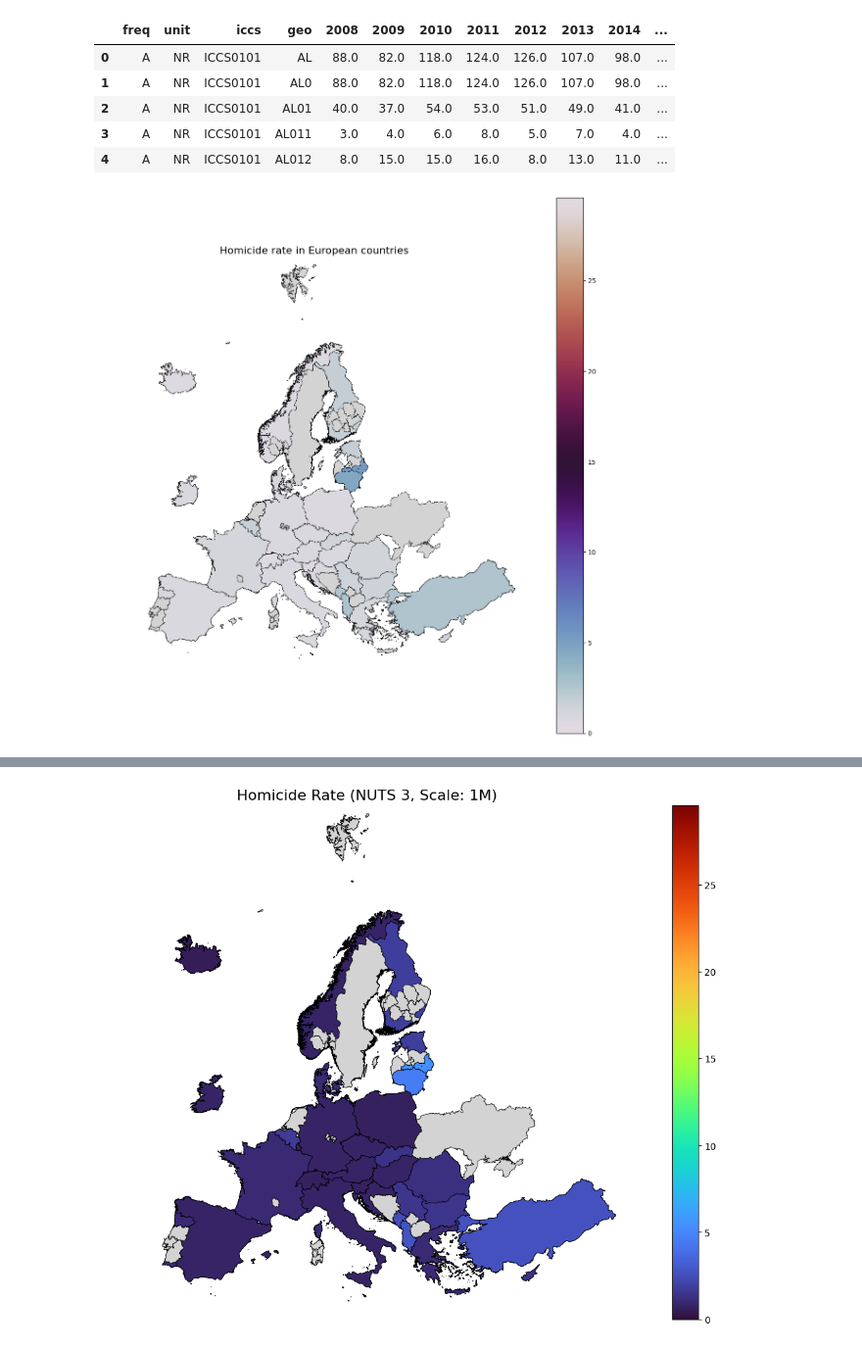
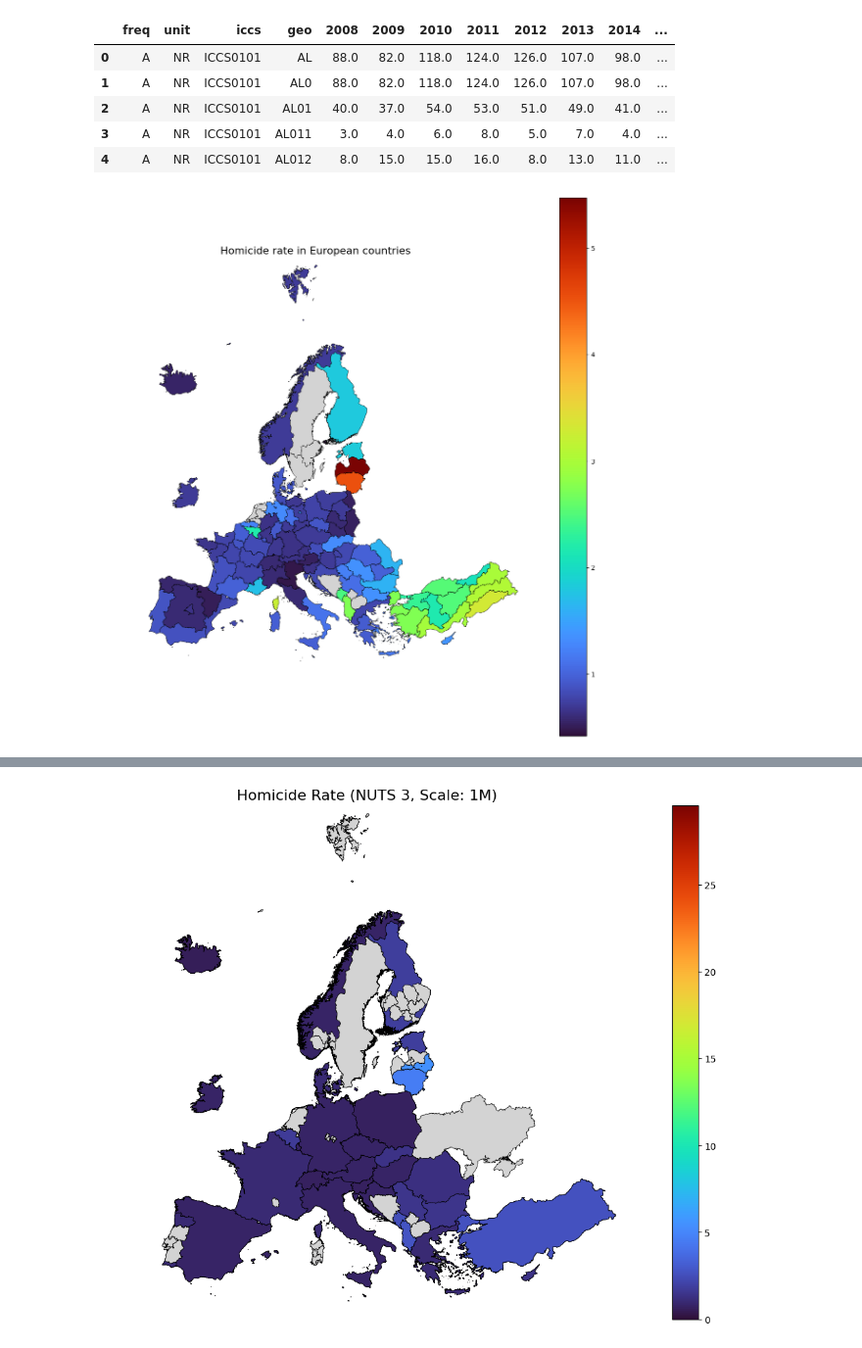
Before and after one commit to piStacya/CRIME_ANALYSIS_DS, a Jupyter notebook: Notebooks/Riigid_ja_regioonid.ipynb, the cells around one changed output, grey strips where cells are left out. Shown at 98% size. Drawn from its saved outputs; the diff is of its cells as text; code cells hidden in the pictures.

Commit message:
Divided NUTS3 regional info to 3 categories and found the homicide and theft of motorized vehicle rate on NUTS1 regions

```diff
--- a/Notebooks/Riigid_ja_regioonid.ipynb
+++ b/Notebooks/Riigid_ja_regioonid.ipynb
@@ -441,6 +442,9 @@ europe_map_gdf.head()
 | 2 | AL013 | 3 | AL | Kukës | Kukës | NaN | NaN | NaN | POLYGON ((5151103.598 2214195.531... |
 | 3 | AL014 | 3 | AL | Lezhë | Lezhë | NaN | NaN | NaN | POLYGON ((5112296.856 2131907.92,... |
 | 4 | AL015 | 3 | AL | Shkodër | Shkodër | NaN | NaN | NaN | POLYGON ((5100056.794 2130793.954... |
+# %%
+nuts2 = europe_map_gdf.loc[europe_map_gdf["LEVL_CODE"] == 2].copy()
+nuts1 = europe_map_gdf.loc[europe_map_gdf["LEVL_CODE"] == 1].copy()
 # %%
 crime_df.head()
 # %% [output]
@@ -487,38 +498,38 @@ data_key = "geo"
 # %%
-homicide_geo_data = europe_map_gdf.merge(
+homicide_geo_data = nuts1.merge(
     homicide_df_uP_narrow, left_on=map_key, right_on=data_key, how="left"
 )
 # The column we want to plot is now part of the GeoDataFrame
 column = 'total'
 
 # Set up the plot
 fig, ax = plt.subplots(1, 1, figsize=(15, 15))
 
 # Create the map
 homicide_geo_data.plot(
     column=column,  # The column to use for color-coding
     ax=ax,
     legend=True,             # Display the color legend
-    cmap='twilight',           # Choose a color map (e.g., Red-Yellow-Green for variance)
+    cmap='turbo',           # Choose a color map (e.g., Red-Yellow-Green for variance)
     missing_kwds={           # Style for countries that didn't have a matching data value (NaN)
         "color": "lightgrey",
-        "edgecolor": "black",
+        #"edgecolor": "black",
         "label": "No Data"
     },
     edgecolor='black',       # Country border color
     linewidth=0.5
 )
 ax.set_xlim(2000000, 7500000)
 
 # Set the Y-axis limits (North-South extent)
 ax.set_ylim(1200000, 6500000)
 
 # Clean up the plot
 ax.set_title('Homicide rate in European countries', fontdict={'fontsize': '16', 'fontweight': '3'})
 ax.set_axis_off() # Remove the latitude and longitude axes
 plt.show()
 # %% [output]
-[figure, old version]
+[figure, new version]
 # %%
 fig, ax = plt.subplots(1, 1, figsize=(15, 10))
 
```
Also changed, not shown: parts of 7 cells of this notebook.
